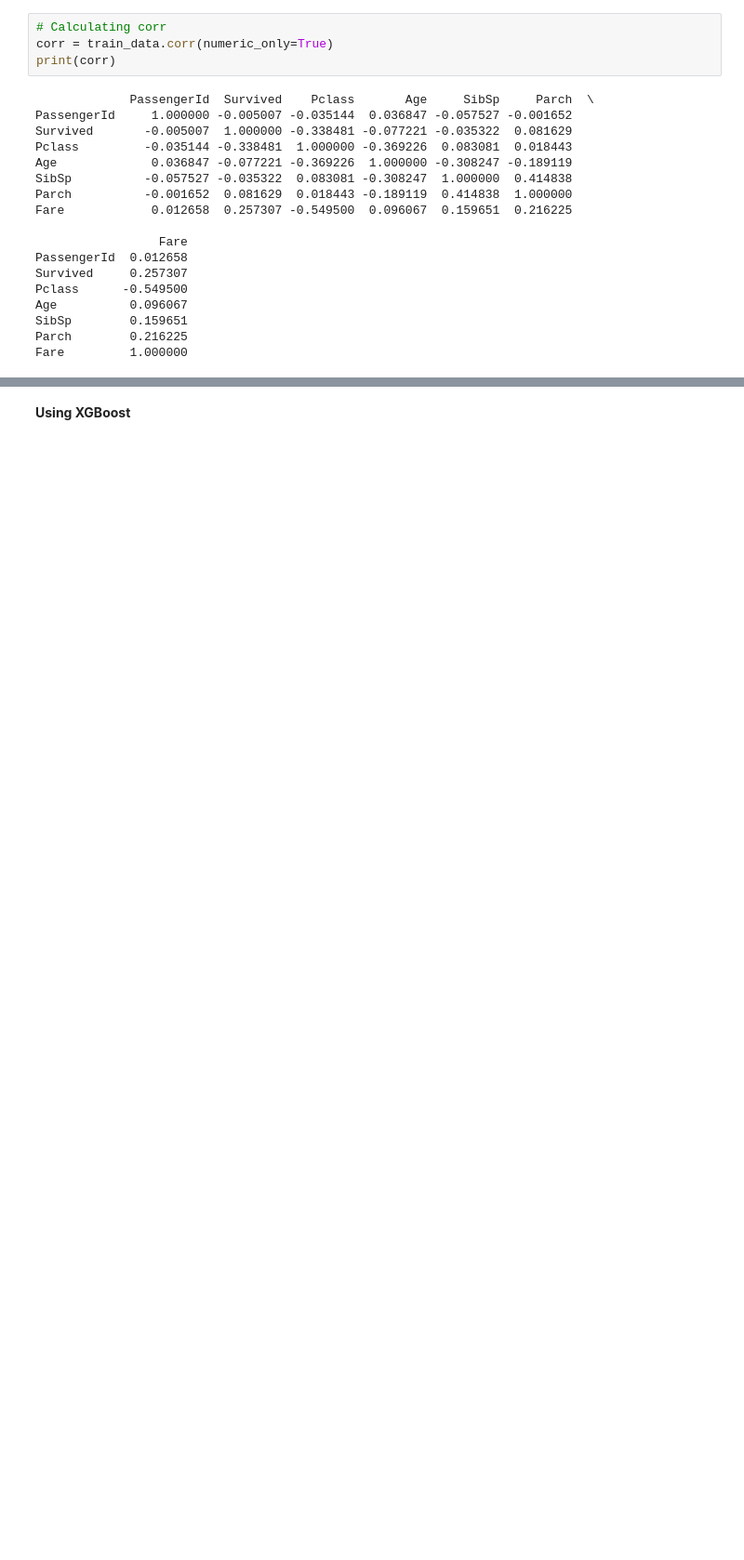
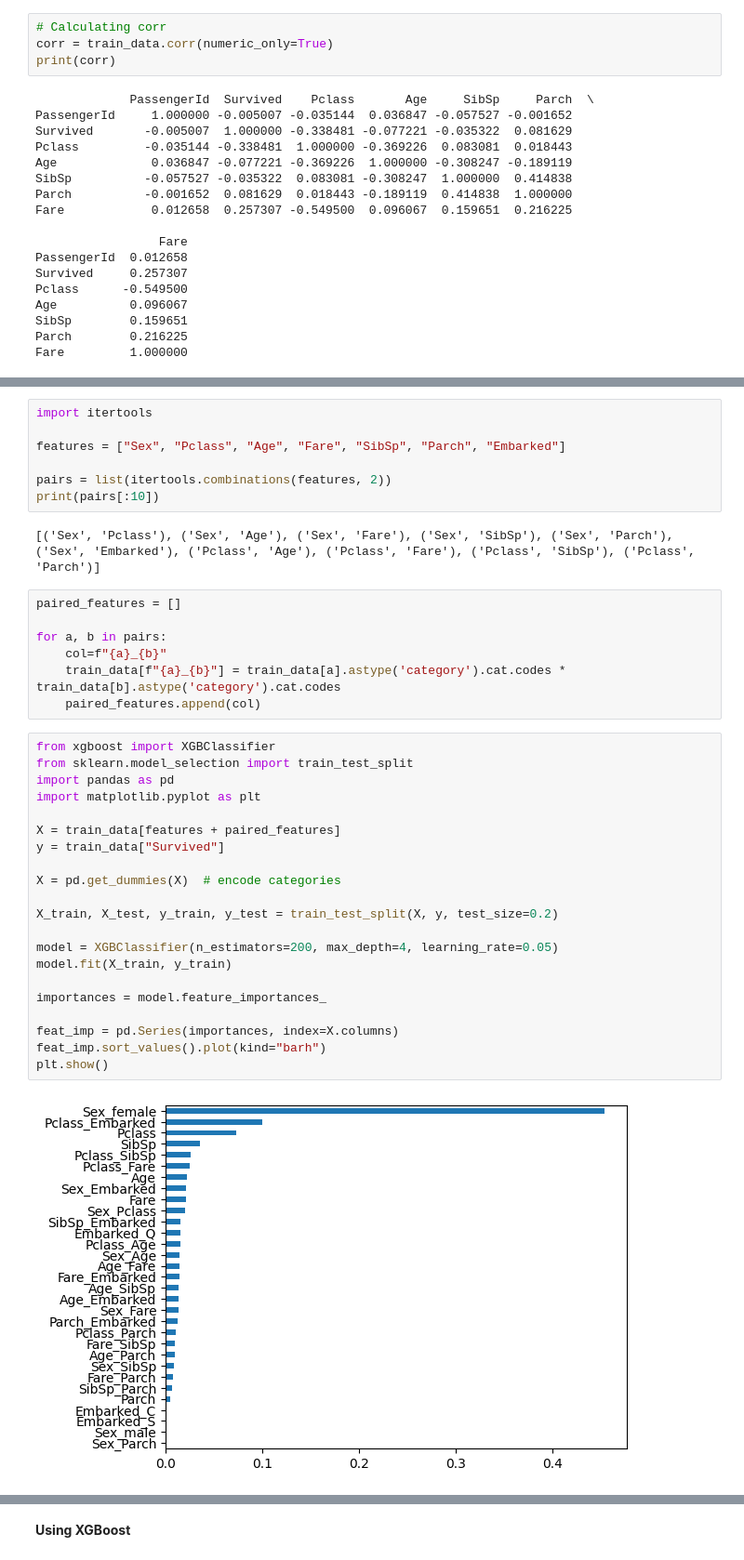
Before and after one commit to brucecastillofollow/KaggleTitanic, a Jupyter notebook: notebook.ipynb, the cells around one changed output, grey strips where cells are left out. Shown at 93% size. Cells and saved outputs as stored; diff of their text form; blank space fills up the shorter version.

```diff
--- a/notebook.ipynb
+++ b/notebook.ipynb
@@ -141,0 +142,39 @@ Fare         1.000000
+# %%
+import itertools
+
+features = ["Sex", "Pclass", "Age", "Fare", "SibSp", "Parch", "Embarked"]
+
+pairs = list(itertools.combinations(features, 2))
+print(pairs[:10])
+# %% [output]
+[('Sex', 'Pclass'), ('Sex', 'Age'), ('Sex', 'Fare'), ('Sex', 'SibSp'), ('Sex', 'Parch'), ('Sex', 'Embarked'), ('Pclass', 'Age'), ('Pclass', 'Fare'), ('Pclass', 'SibSp'), ('Pclass', 'Parch')]
+# %%
+paired_features = []
+
+for a, b in pairs:
+    col=f"{a}_{b}"
+    train_data[f"{a}_{b}"] = train_data[a].astype('category').cat.codes * train_data[b].astype('category').cat.codes
+    paired_features.append(col)
+# %%
+from xgboost import XGBClassifier
+from sklearn.model_selection import train_test_split
+import pandas as pd
+import matplotlib.pyplot as plt
+
+X = train_data[features + paired_features]
+y = train_data["Survived"]
+
+X = pd.get_dummies(X)  # encode categories
+
+X_train, X_test, y_train, y_test = train_test_split(X, y, test_size=0.2)
+
+model = XGBClassifier(n_estimators=200, max_depth=4, learning_rate=0.05)
+model.fit(X_train, y_train)
+
+importances = model.feature_importances_
+
+feat_imp = pd.Series(importances, index=X.columns)
+feat_imp.sort_values().plot(kind="barh")
+plt.show()
+# %% [output]
+[figure, added]
```
Also changed, not shown: parts of 8 cells of this notebook.
